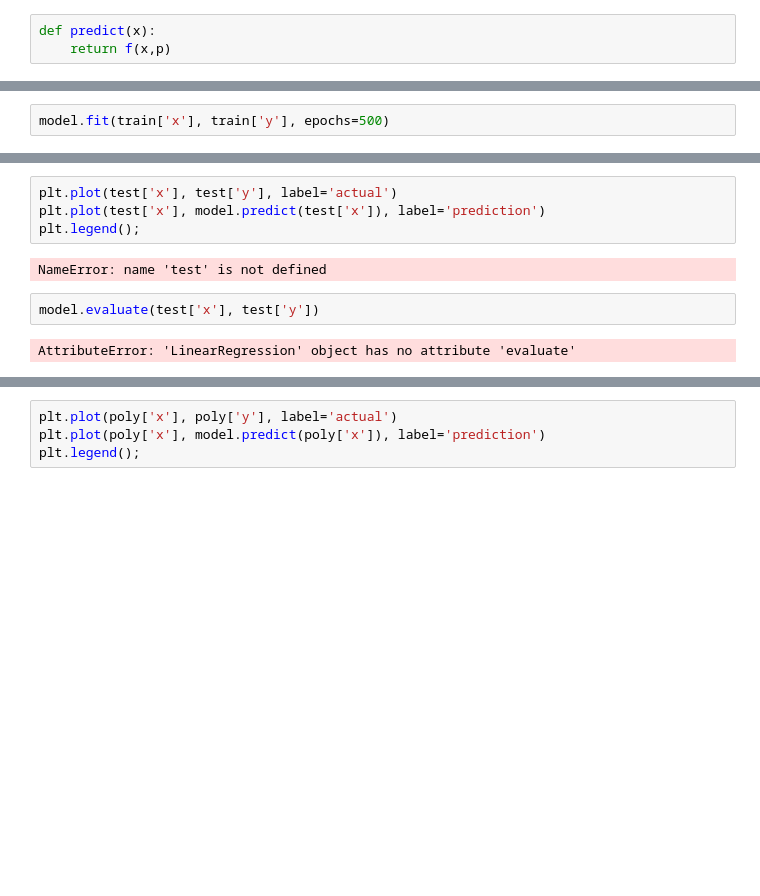
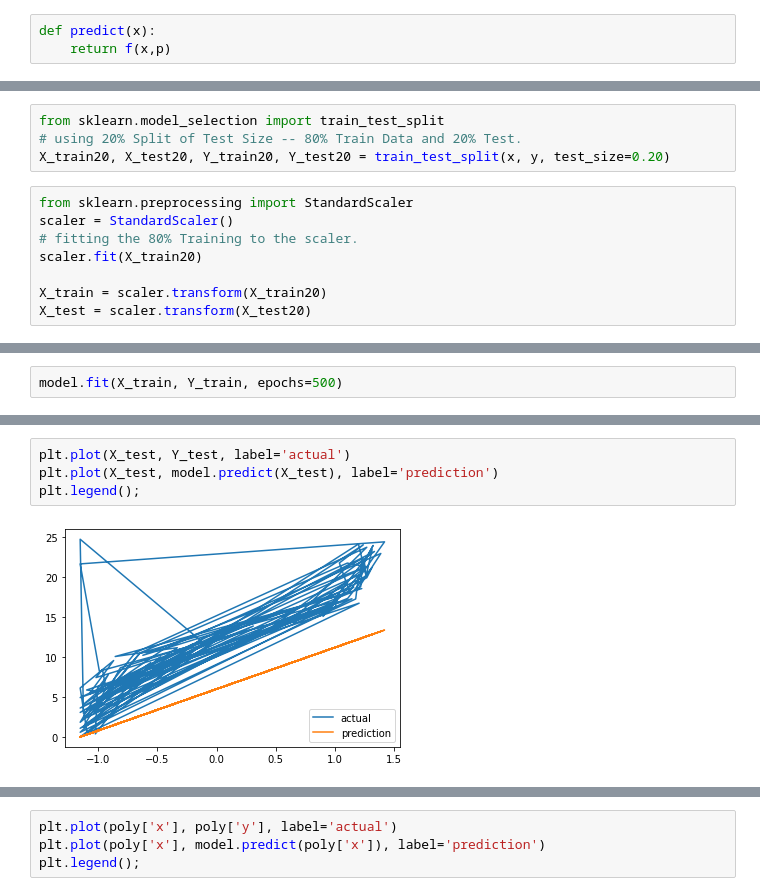
Before and after one commit to garycunningham89/Project-2020, a Jupyter notebook: Project 2020.ipynb, the cells around one changed output, grey strips where cells are left out. Saved outputs shown, nothing was run; the diff lists cells and outputs as text; blank space fills up the shorter version.

```diff
--- a/Project 2020.ipynb
+++ b/Project 2020.ipynb
@@ -272,3 +139,15 @@ ModuleNotFoundError: No module named 'tensorflow'
+# %%
+from sklearn.model_selection import train_test_split
+# using 20% Split of Test Size -- 80% Train Data and 20% Test.
+X_train20, X_test20, Y_train20, Y_test20 = train_test_split(x, y, test_size=0.20)
+# %%
+from sklearn.preprocessing import StandardScaler
+scaler = StandardScaler()
+# fitting the 80% Training to the scaler.
+scaler.fit(X_train20)
+
+X_train = scaler.transform(X_train20)
+X_test = scaler.transform(X_test20)
 # %%
 model = kr.models.Sequential()
 model.add(kr.layers.Dense(1, input_shape=(1,), activation="linear", kernel_initializer='ones', bias_initializer='zeros'))
@@ -278,3 +155,3 @@ NameError: name 'kr' is not defined
 # %%
-model.fit(train['x'], train['y'], epochs=500)
+model.fit(X_train, Y_train, epochs=500)
 # %% [output]
@@ -288,10 +190,6 @@ Reshape your data either using array.reshape(-1, 1) if your data has a single fe
 # %%
-plt.plot(test['x'], test['y'], label='actual')
-plt.plot(test['x'], model.predict(test['x']), label='prediction')
+plt.plot(X_test, Y_test, label='actual')
+plt.plot(X_test, model.predict(X_test), label='prediction')
 plt.legend();
 # %% [output]
-NameError: name 'test' is not defined
+[figure, added]
-# %%
-model.evaluate(test['x'], test['y'])
-# %% [output]
-AttributeError: 'LinearRegression' object has no attribute 'evaluate'
```
Also changed, not shown: parts of 27 cells of this notebook, 1 other file.
